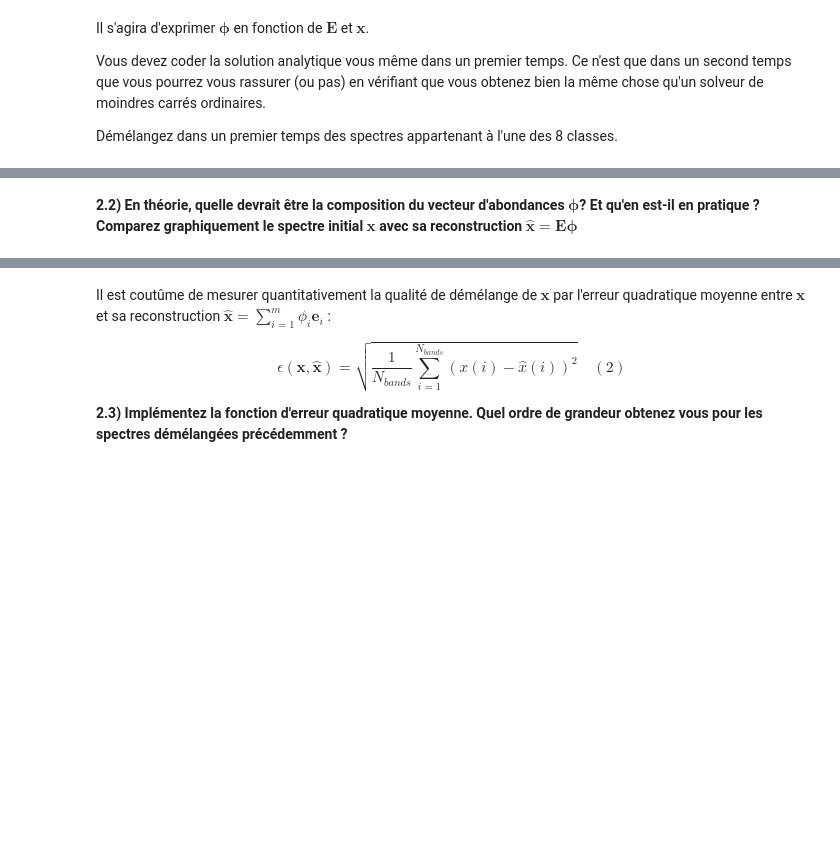
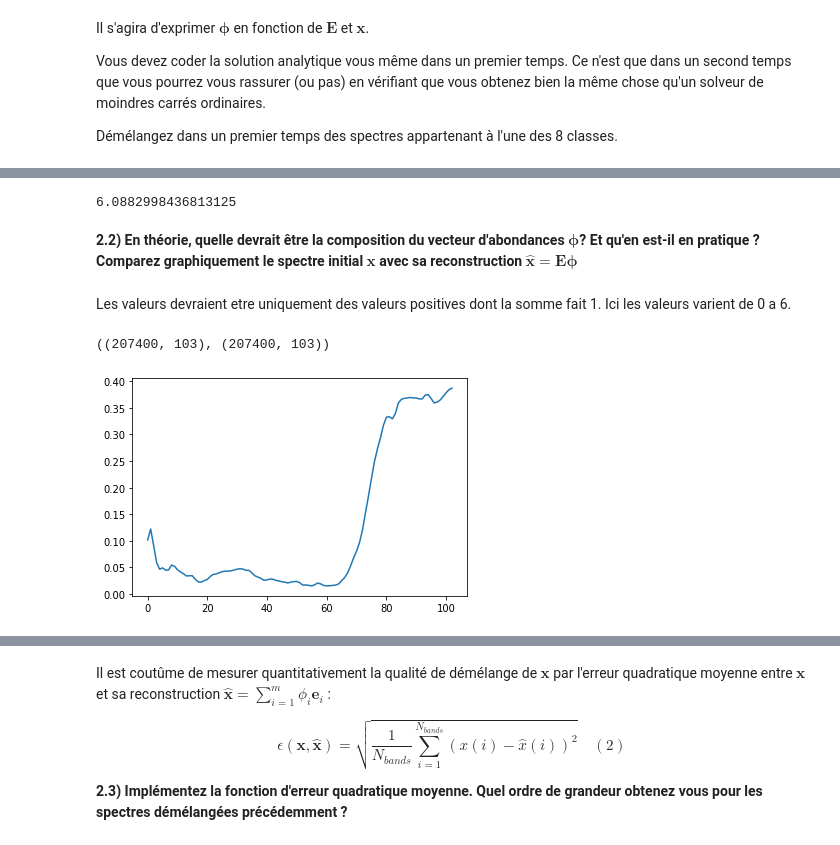
Before and after one commit to DemyCode/ocvx_2, a Jupyter notebook: TP_demelange.ipynb, the cells around one changed output, grey strips where cells are left out. Saved outputs shown, nothing was run; the diff lists cells and outputs as text; code cells hidden in the pictures; blank space fills up the shorter version.

```diff
--- a/TP_demelange.ipynb
+++ b/TP_demelange.ipynb
@@ -170,2 +180,8 @@ Démélangez dans un premier temps des spectres appartenant à l'une des 8 class
+# %%
+phi.max()
+# %% [output]
+6.0882998436813125
 # %% [markdown]
 **2.2) En théorie, quelle devrait être la composition du vecteur d'abondances $\boldsymbol \phi$? Et qu'en est-il en pratique ? Comparez graphiquement le spectre initial $\mathbf{x}$ avec sa reconstruction $\hat{\mathbf{x}} = \mathbf{E}\boldsymbol \phi$**
+# %% [markdown]
+Les valeurs devraient etre uniquement des valeurs positives dont la somme fait 1. Ici les valeurs varient de 0 a 6.
@@ -171,0 +190,9 @@ Démélangez dans un premier temps des spectres appartenant à l'une des 8 class
+# %%
+hsir.shape, hsir2.shape
+# %% [output]
+((207400, 103), (207400, 103))
+# %%
+plt.plot(np.arange(0,103),hsir[2])
+plt.show()
+# %% [output]
+[figure, added]
```
Also changed, not shown: parts of 8 cells of this notebook.
